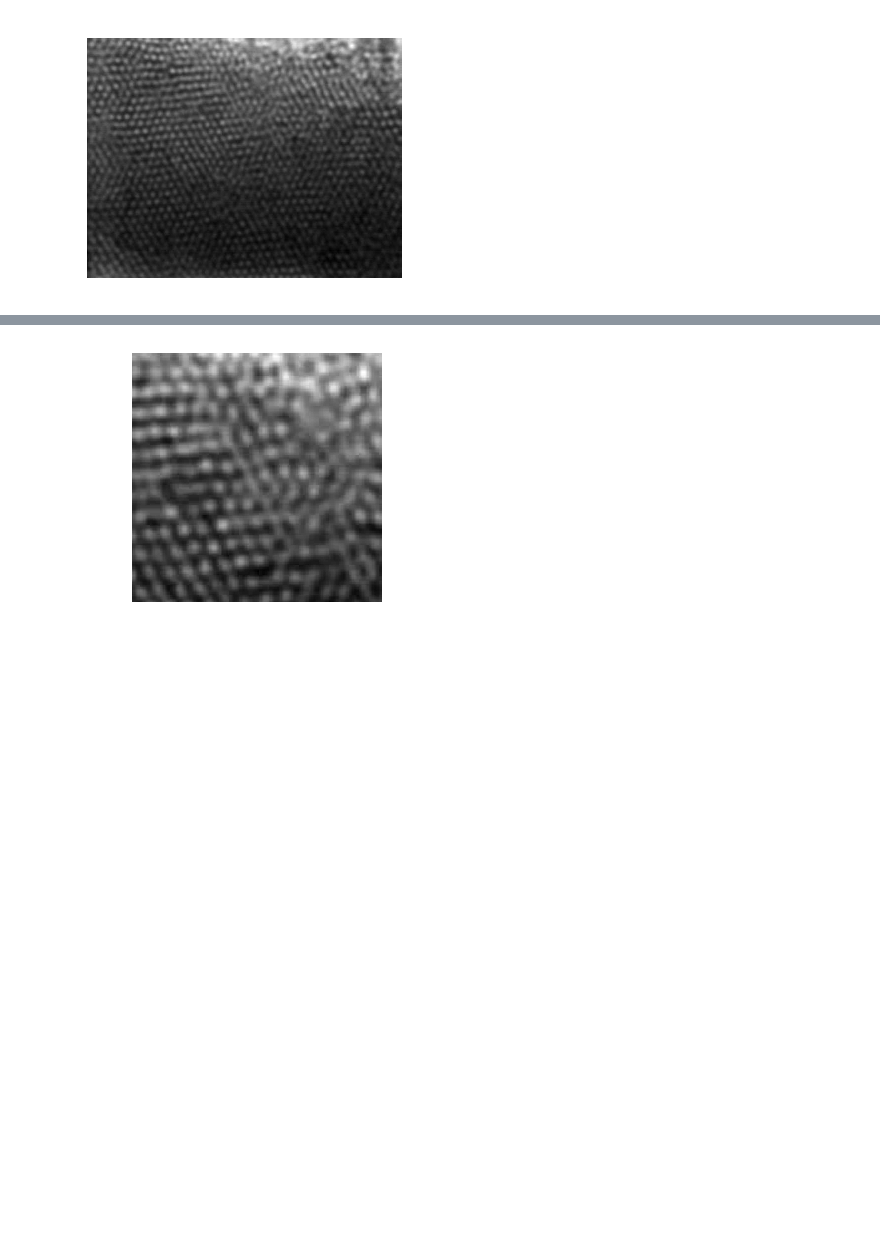
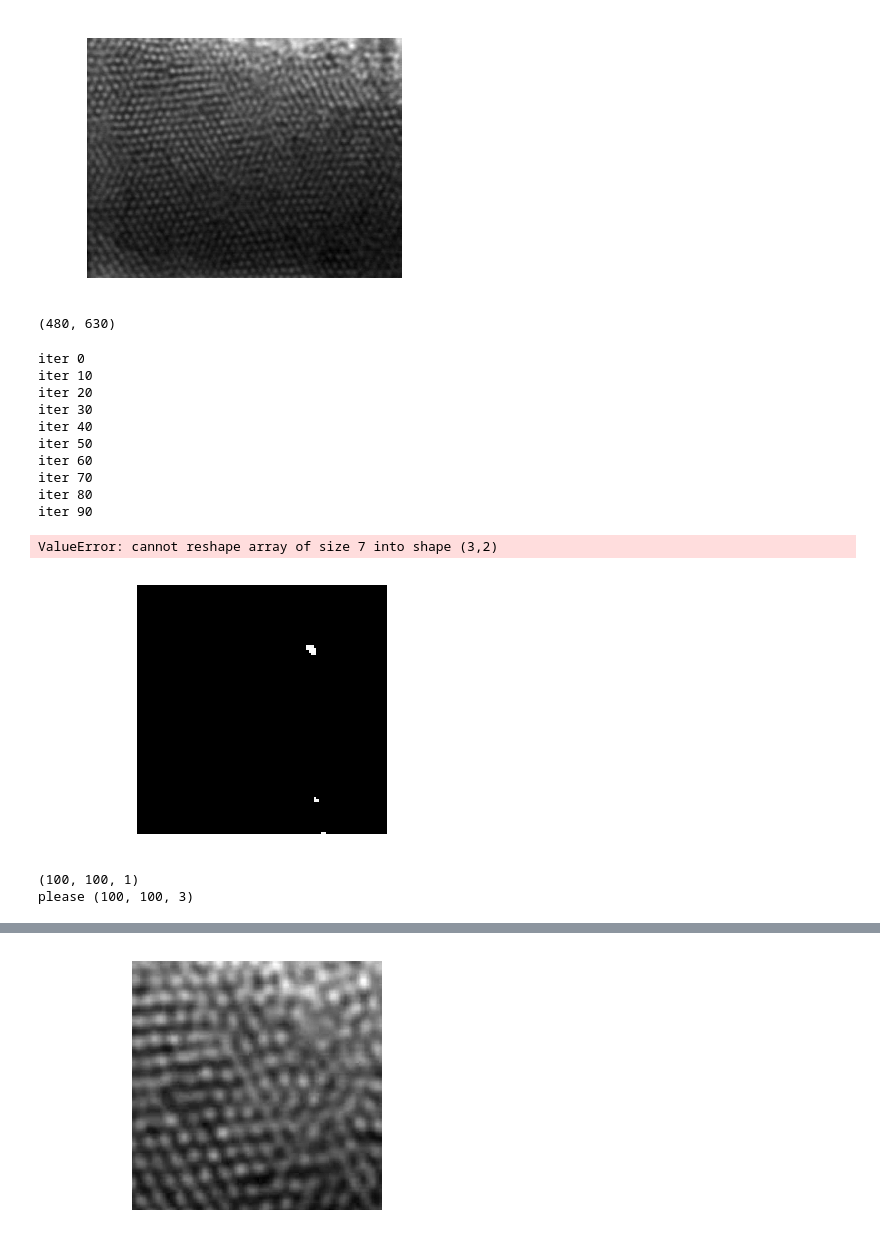
Before and after one commit to huskeypm/sparkdetection, a Jupyter notebook: roc/Real_ROC.ipynb, the cells around one changed output, grey strips where cells are left out. Drawn from its saved outputs; the diff is of its cells as text; code cells hidden in the pictures; blank space fills up the shorter version.

```diff
--- a/roc/Real_ROC.ipynb
+++ b/roc/Real_ROC.ipynb
@@ -204,3 +205,7 @@ myplot(img)
 toimage(img).save('nothingToSee.png')
 # %% [output]
 [figure]
+# %%
+print np.shape(imgCopy)
+# %% [output]
+(480, 630)
@@ -206,0 +216,55 @@ toimage(img).save('nothingToSee.png')
+# %%
+threshold = 245
+iters = [0,10,20,30,40,50,60,70,80,90]
+#iters = [0,30,90]
+cropper=[55,155,55,155]
+#cropper = [25,125,25,125]
+#cropped = it.ReadImg('cropped.png')
+#toimage(cropped[55:155,55:155]).save('DTW.png')
+bulk = ReadImg('../mach/cropped.png')
+bulkFilter = ReadImg('../mach/bulkCellTEM.png')
+
+
+
+#Paint.correlateThresher(cropped, bulkFilter, threshold, cropper, iters)
+Paint.correlateThresher(bulk, bulkFilter, threshold, cropper, iters)
+#########
+# new test neeed to plot clahe of the new img to make sure htat t is uncharacteristacall blurring it
+
+
+####3
+maskList = []
+for i, iteration in enumerate(iters):
+    print "iter", iteration
+    #maskList.append(makeMask(threshold,'fusedCorrelated_Not_rotated_back{}.png'.format(iteration)))
+    maskList.append((rotater(bx.makeMask(threshold,'fusedCorrelated_Not_rotated_back{}.png'.format(iteration)),iteration)))
+#print maskList
+
+myList  = np.sum(maskList, axis =0)
+# %% [output]
+iter 0
+iter 10
+iter 20
+iter 30
+iter 40
+iter 50
+iter 60
+iter 70
+iter 80
+iter 90
+ValueError: cannot reshape array of size 7 into shape (3,2)
+[figure, added]
+# %%
+mylocs =  np.zeros_like(myList.flatten())
+hits = np.argwhere(myList.flatten()>0)
+mylocs[hits] = 1
+locs = mylocs.reshape((100,100,1))
+print np.shape(locs)
+zeros = np.zeros_like(locs)
+please = np.concatenate((locs,zeros,zeros),axis=2)
+print 'please', np.shape(please)
+#xs = mylocs[:,0]
+#ys = mylocs[:,1]
+# %% [output]
+(100, 100, 1)
+please (100, 100, 3)
```
Also changed, not shown: parts of 8 cells of this notebook, 5 other files.
